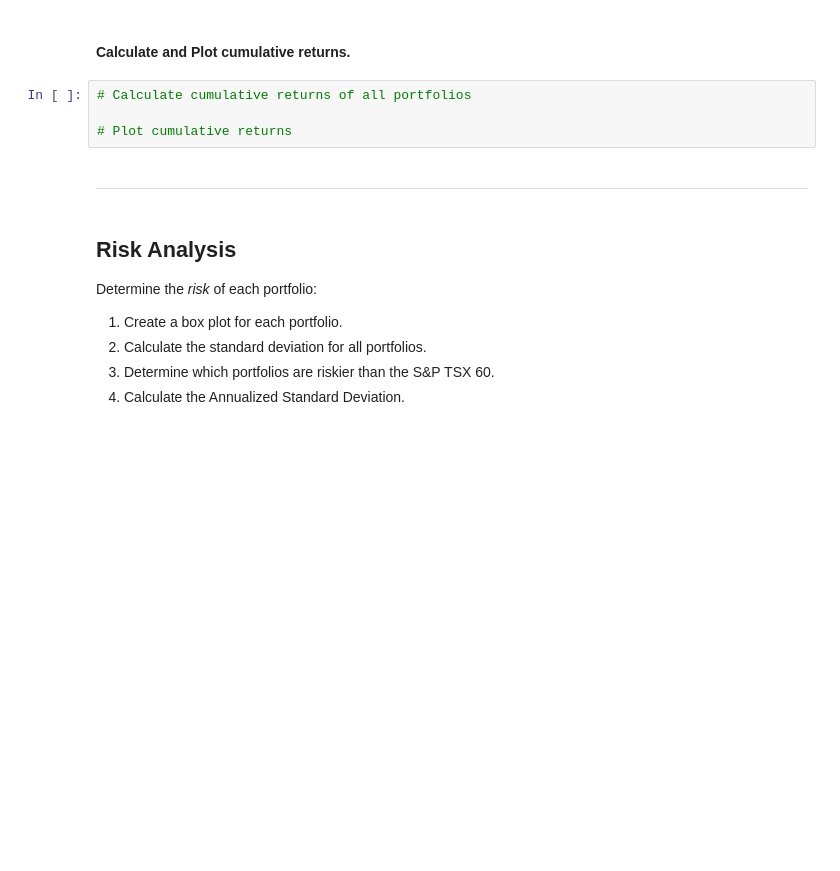
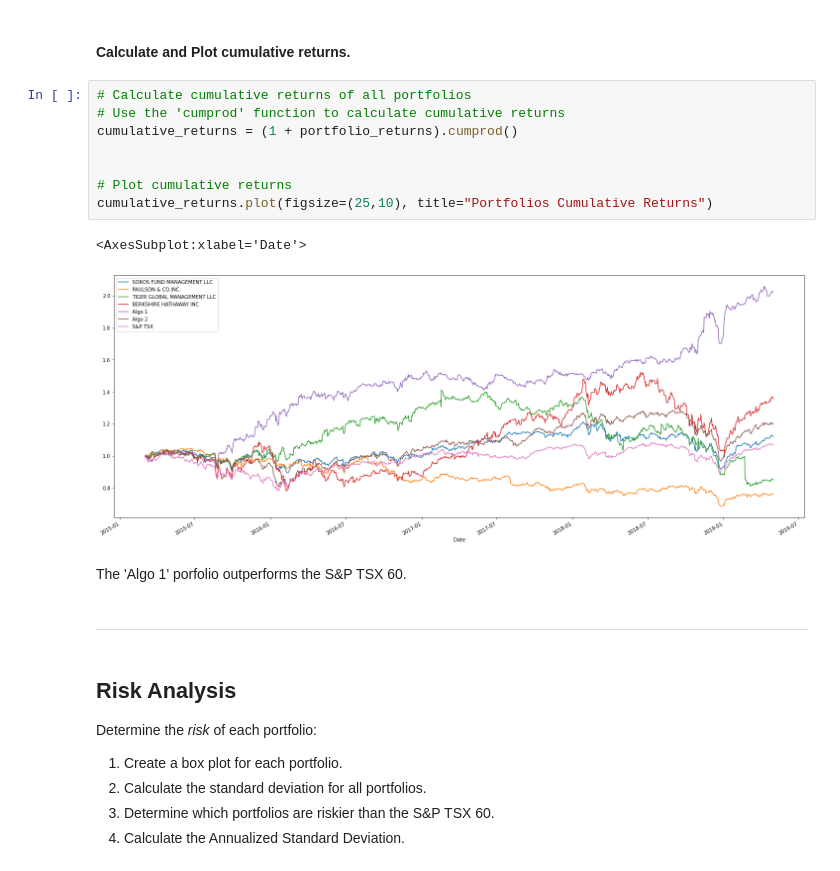
Before and after one commit to brilliantlyc/Portfolios_Analysis, a Jupyter notebook: whale_analysis.ipynb, the cells around one changed output. Cells and saved outputs as stored; diff of their text form; blank space fills up the shorter version.

```diff
--- a/whale_analysis.ipynb
+++ b/whale_analysis.ipynb
@@ -244,8 +248,17 @@ In this section, you will calculate and visualize performance and risk metrics f
 #### Calculate and Plot cumulative returns.
 # %%
 # Calculate cumulative returns of all portfolios
+# Use the 'cumprod' function to calculate cumulative returns
+cumulative_returns = (1 + portfolio_returns).cumprod()
+
 
 # Plot cumulative returns
+cumulative_returns.plot(figsize=(25,10), title="Portfolios Cumulative Returns")
+# %% [output]
+<AxesSubplot:xlabel='Date'>
+[figure, added]
+# %% [markdown]
+The 'Algo 1' porfolio outperforms the S&P TSX 60.
 # %% [markdown]
 ---
 # %% [markdown]
```
Also changed, not shown: parts of 7 cells of this notebook.
